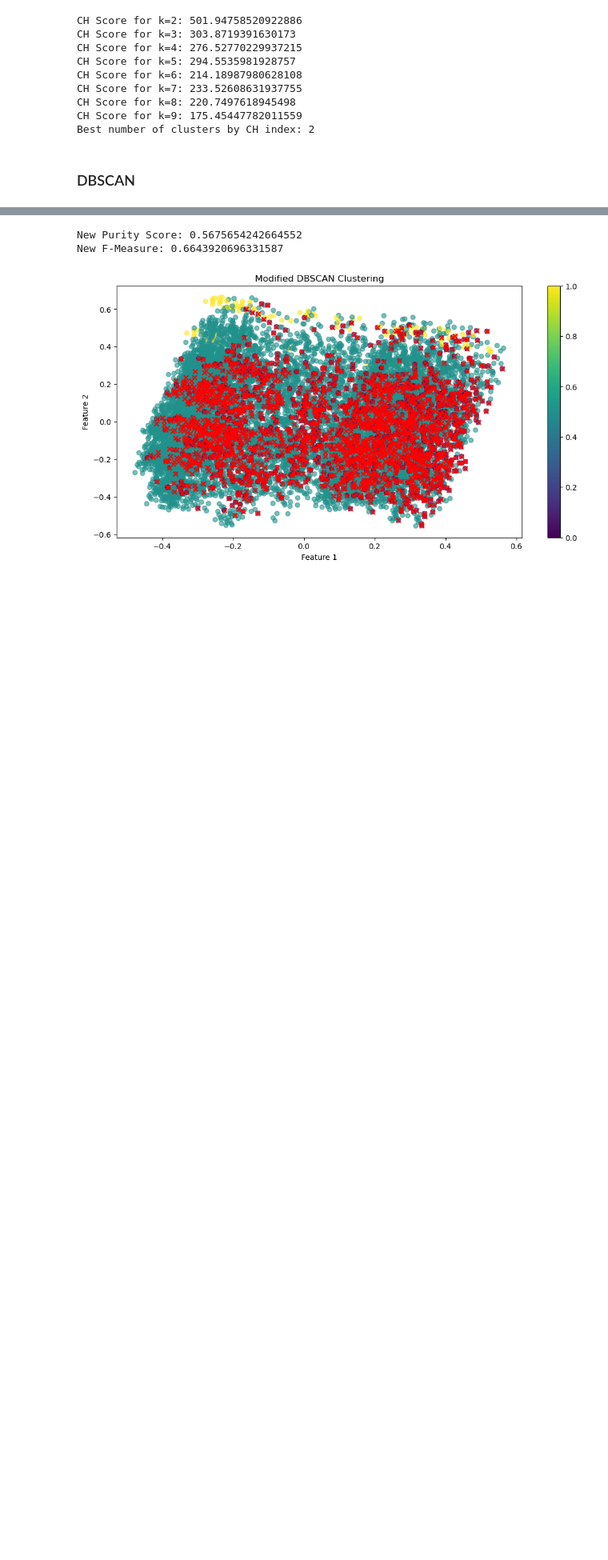
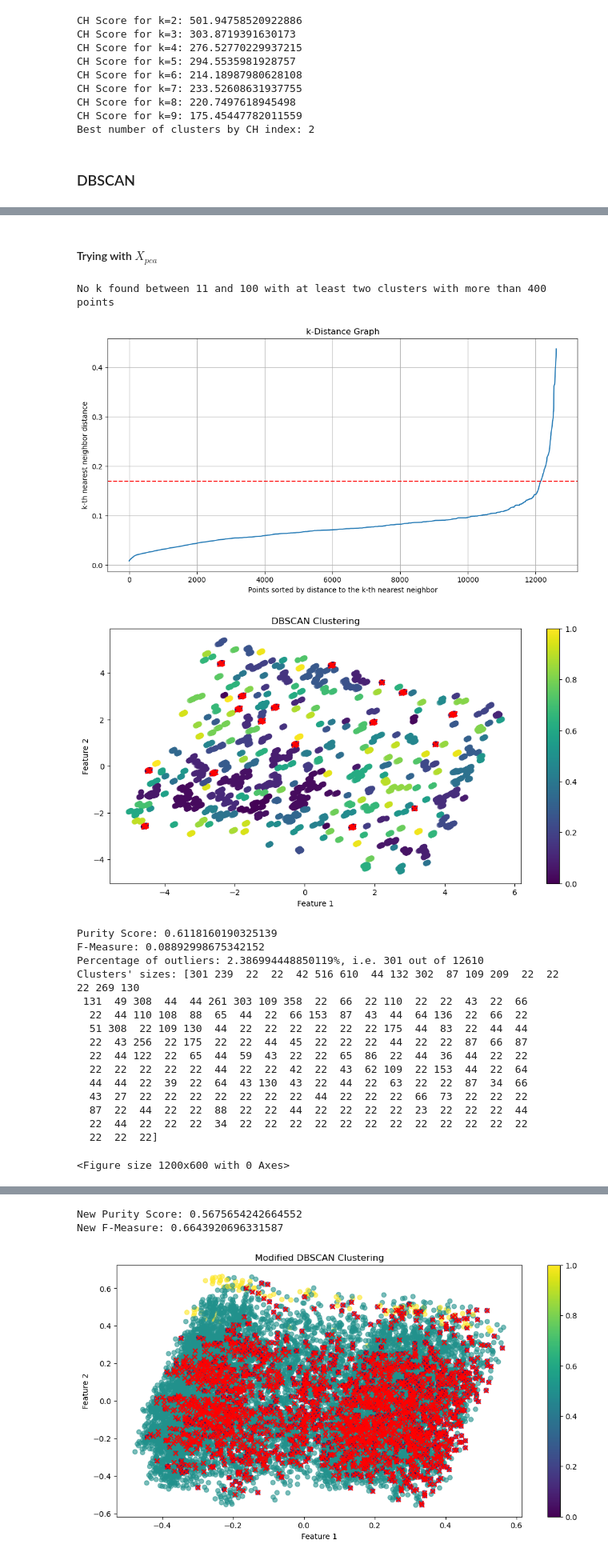
Before and after one commit to 07keyholder/MEDM_P2, a Jupyter notebook: c.ipynb, the cells around one changed output, grey strips where cells are left out. Shown at 80% size. Saved outputs shown, nothing was run; the diff lists cells and outputs as text; code cells hidden in the pictures; blank space fills up the shorter version.

```diff
--- a/c.ipynb
+++ b/c.ipynb
@@ -585,0 +667,57 @@ eps = 7.5| Clusters' sizes: [ 2304 10306] Number of outliers =  2304
+# %% [markdown]
+#### Trying with $X_{pca}$
+# %%
+# searching for k values that lead to at least two clusters with more than 400 points
+X_used = X_pca
+distance_metric = 'euclidean' # euclidean, manhattan
+# loop
+k_min = 11
+k_max = 100
+how_many_found = 0
+for k in range(k_min, k_max):
+    eps_value = get_k_dist_plot(X_used, gower_matrix, k, distance_metric, eps_heuristicQ=True, plotQ=False)
+    clusters = get_DBSCAN(X_used, X_mca, gower_matrix, k, eps_value, distance_metric, with_noise_Q=False, plotsQ=False, resultsQ=False, clustersQ=True)
+    # checking whether there are at least two clusters with more than 400 points
+    if np.count_nonzero(np.unique(clusters, return_counts=True)[1] >= 400) >= 2:
+        print(f"Found k={k} with at least two clusters with more than 400 points")
+        how_many_found += 1
+        #break
+# if no k is found, print a message
+if how_many_found == 0:
+    print(f"No k found between {k_min} and {k_max} with at least two clusters with more than 400 points")
+# %% [output]
+No k found between 11 and 100 with at least two clusters with more than 400 points
+# %%
+# performing the clustering on the PCA-transformed data instead
+# first, the k-distance plot
+X_used = X_pca
+k = 22
+distance_metric = 'euclidean'
+eps_heuristicQ = True
+eps_value = get_k_dist_plot(X_used, gower_matrix, k, distance_metric, eps_heuristicQ)
+#eps_value = 0.3
+# second, the DBSCAN clustering
+clusters = get_DBSCAN(X_used, X_pca, gower_matrix, k, eps_value, distance_metric, with_noise_Q=True, plotsQ=True, resultsQ=True, clustersQ=True)
+# third, printing the results
+#print_results(clusters)
+# fourth, analyzing the class split on each cluster
+plot_cluster_class_distribution(clusters, y, points_for_show=300, var_heightQ=False)
+# %% [output]
+[figure, added]
+[figure, added]
+Purity Score: 0.6118160190325139
+F-Measure: 0.08892998675342152
+Percentage of outliers: 2.386994448850119%, i.e. 301 out of 12610
+Clusters' sizes: [301 239  22  22  42 516 610  44 132 302  87 109 209  22  22  22 269 130
+ 131  49 308  44  44 261 303 109 358  22  66  22 110  22  22  43  22  66
+  22  44 110 108  88  65  44  22  66 153  87  43  44  64 136  22  66  22
+  51 308  22 109 130  44  22  22  22  22  22  22 175  44  83  22  44  44
+  22  43 256  22 175  22  22  44  45  22  22  22  44  22  22  87  66  87
+  22  44 122  22  65  44  59  43  22  22  65  86  22  44  36  44  22  22
+  22  22  22  22  22  44  22  22  42  22  43  62 109  22 153  44  22  64
+  44  44  22  39  22  64  43 130  43  22  44  22  63  22  22  87  34  66
+  43  27  22  22  22  22  22  22  22  44  22  22  22  66  73  22  22  22
+  87  22  44  22  22  88  22  22  44  22  22  22  22  23  22  22  22  44
+  22  44  22  22  22  34  22  22  22  22  22  22  22  22  22  22  22  22
+  22  22  22]
+<Figure size 1200x600 with 0 Axes>
```
Also changed, not shown: parts of 29 cells of this notebook.
